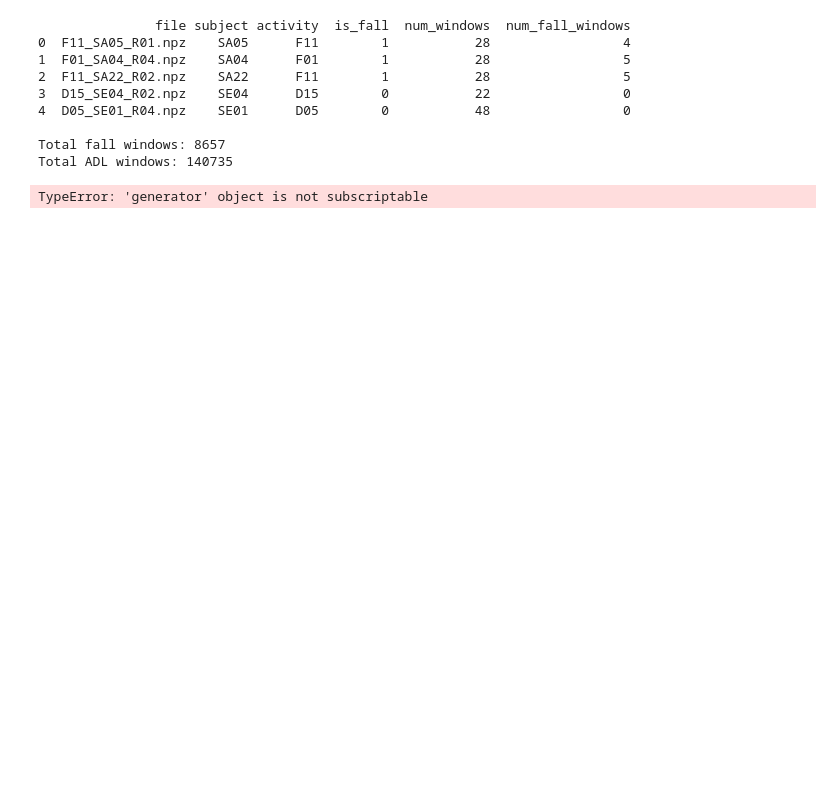
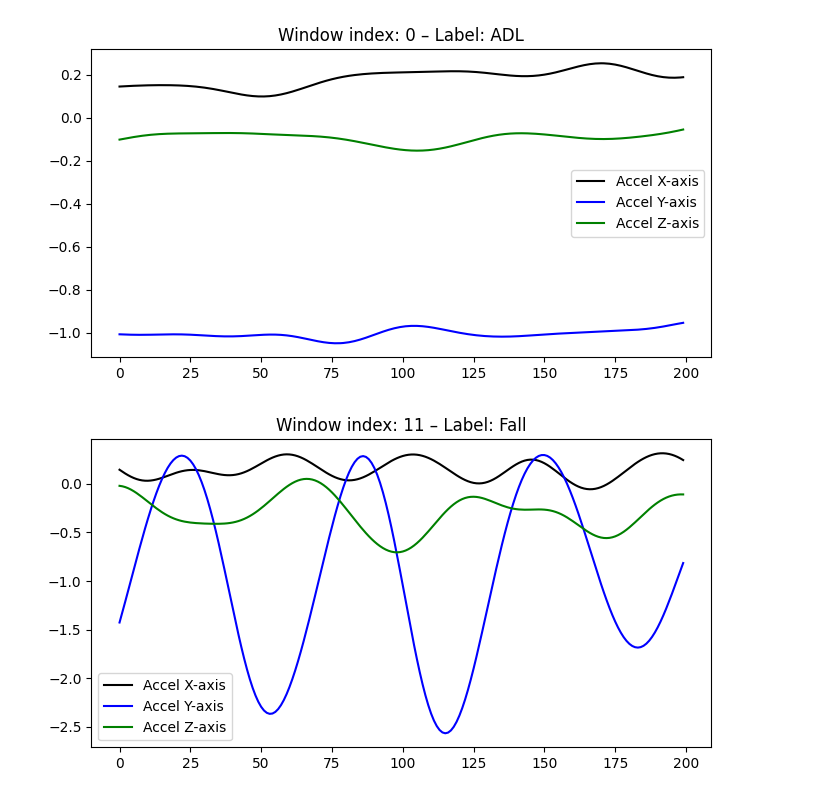
Before and after one commit to minhphan6624/Fall-TSAD, a Jupyter notebook: notebooks/test.ipynb, the cells around one changed output. Saved outputs shown, nothing was run; the diff lists cells and outputs as text; code cells hidden in the pictures; blank space fills up the shorter version.

```diff
--- a/notebooks/test.ipynb
+++ b/notebooks/test.ipynb
@@ -46,41 +47,26 @@ plt.show()
-# %%
-from pathlib import Path
-import numpy as np
-import pandas as pd
-
-records = []
-for f in Path("../data/processed/sisfall/windows").glob("*.npz"):
-    d = np.load(f, allow_pickle=True)
-    y = d["y"]
-    meta = d["meta"].item()
-    records.append({
-        "file": f.name,
-        "subject": meta["subject"],
-        "activity": meta["activity"],
-        "is_fall": meta["is_fall"],
-        "num_windows": len(y),
-        "num_fall_windows": sum(y)
-    })
-
-df = pd.DataFrame(records)
-print(df.head())
-print("\nTotal fall windows:", df["num_fall_windows"].sum())
-print("Total ADL windows:", (df["num_windows"] - df["num_fall_windows"]).sum())
-# %% [output]
-               file subject activity  is_fall  num_windows  num_fall_windows
-0  F11_SA05_R01.npz    SA05      F11        1           28                 4
-1  F01_SA04_R04.npz    SA04      F01        1           28                 5
-2  F11_SA22_R02.npz    SA22      F11        1           28                 5
-3  D15_SE04_R02.npz    SE04      D15        0           22                 0
-4  D05_SE01_R04.npz    SE01      D05        0           48                 0
-
-Total fall windows: 8657
-Total ADL windows: 140735
 # %%
-for f in Path("../data/processed/sisfall/windows").glob("*.npz")[:10]:
-    for X in [np.load(f)["X"]]:
-        all_vals = np.concatenate([X.reshape(-1, X.shape[-1])])
-print("Median:", np.median(all_vals))
-print("Range:", all_vals.min(), "→", all_vals.max())
+# Visualize an ADL and a Fall example
+import matplotlib.pyplot as plt
+
+def plot_window_example(X, y, index):
+    window = X[index]
+    label = y[index]
+
+    plt.figure(figsize=(8, 4))
+    plt.plot(window[:,0], label="Accel X-axis", color="black")
+    plt.plot(window[:,1], label="Accel Y-axis", color="blue")
+    plt.plot(window[:,2], label="Accel Z-axis", color="green")
+    plt.title(f"Window index: {index} – Label: {'Fall' if label == 1 else 'ADL'}")
+    plt.legend()
+    plt.show()
+
+# Find a random ADL example
+adl_index = np.random.choice(np.where(y == 0)[0])
+plot_window_example(X, y, adl_index)
+
+# Find a random Fall example
+fall_index = np.random.choice(np.where(y == 1)[0])
+plot_window_example(X, y, fall_index)
 # %% [output]
-TypeError: 'generator' object is not subscriptable
+[figure, added]
+[figure, added]
```
Also changed, not shown: parts of 5 cells of this notebook, 18 other files.
